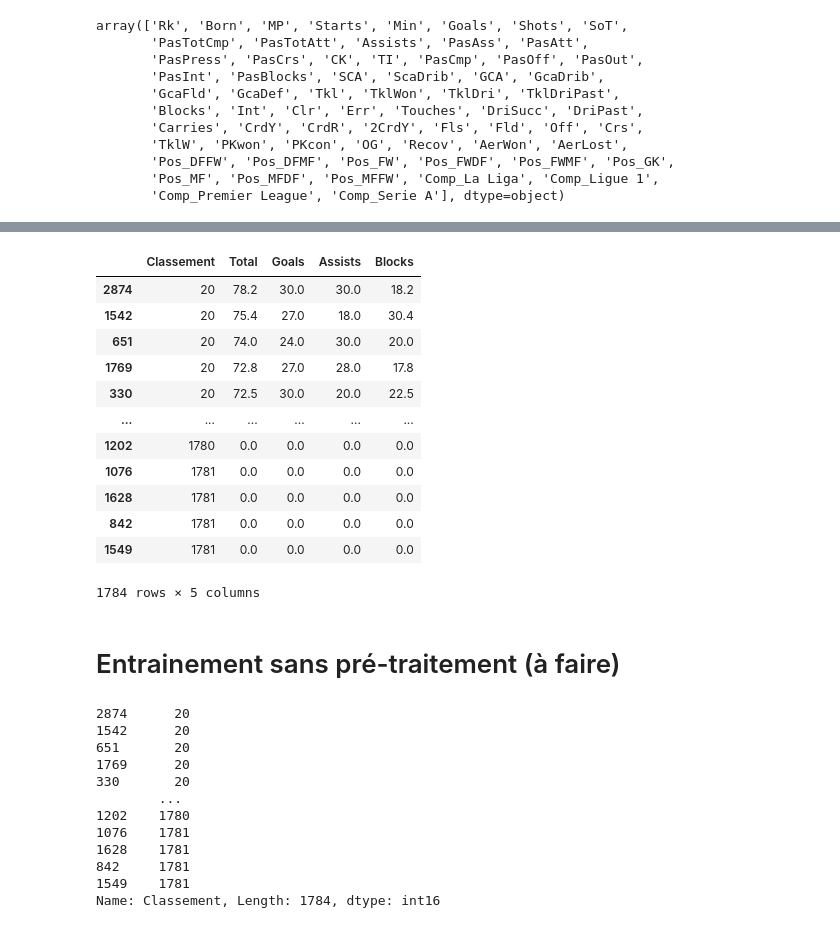
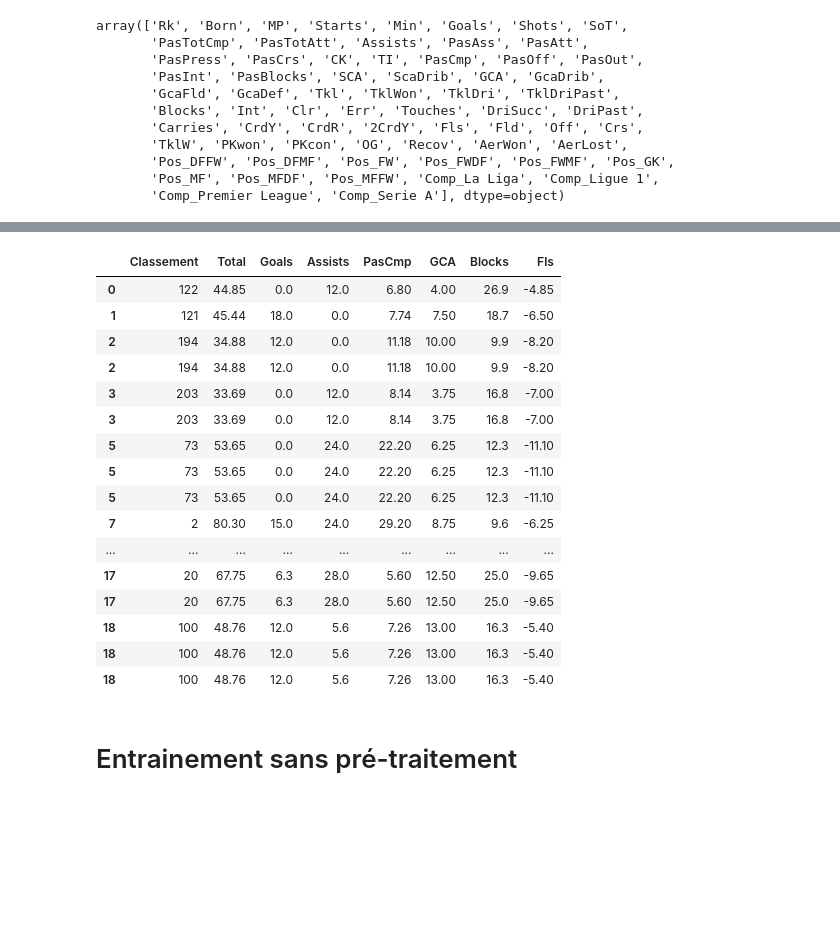
Before and after one commit to ThierryKunda/prediction-ballon-d-or, a Jupyter notebook: notebook.ipynb, the cells around one changed output, grey strips where cells are left out. Drawn from its saved outputs; the diff is of its cells as text; code cells hidden in the pictures; blank space fills up the shorter version.

```diff
--- a/notebook.ipynb
+++ b/notebook.ipynb
@@ -680,23 +667,28 @@ topX(dataset_score, 5)
 # %%
 TAILLE_PODIUM = 20
 # %%
-dataset_classement = topX(dataset_score, TAILLE_PODIUM)
-dataset_classement
+dataset_classement = podium_pourcent(dataset_score, TAILLE_PODIUM)
-# %% [output]
-|  | Classement | Total | Goals | Assists | Blocks |
-| 2874 | 20 | 78.2 | 30.0 | 30.0 | 18.2 |
-| 1542 | 20 | 75.4 | 27.0 | 18.0 | 30.4 |
-| 651 | 20 | 74.0 | 24.0 | 30.0 | 20.0 |
-| 1769 | 20 | 72.8 | 27.0 | 28.0 | 17.8 |
-| 330 | 20 | 72.5 | 30.0 | 20.0 | 22.5 |
-| ... | ... | ... | ... | ... | ... |
-| 1202 | 1780 | 0.0 | 0.0 | 0.0 | 0.0 |
-| 1076 | 1781 | 0.0 | 0.0 | 0.0 | 0.0 |
-| 1628 | 1781 | 0.0 | 0.0 | 0.0 | 0.0 |
-| 842 | 1781 | 0.0 | 0.0 | 0.0 | 0.0 |
-| 1549 | 1781 | 0.0 | 0.0 | 0.0 | 0.0 |
-1784 rows × 5 columns
+# %%
+dataset_classement.head(25)
+# %% [output]
+|  | Classement | Total | Goals | Assists | PasCmp | GCA | Blocks | Fls |
+| 0 | 122 | 44.85 | 0.0 | 12.0 | 6.80 | 4.00 | 26.9 | -4.85 |
+| 1 | 121 | 45.44 | 18.0 | 0.0 | 7.74 | 7.50 | 18.7 | -6.50 |
+| 2 | 194 | 34.88 | 12.0 | 0.0 | 11.18 | 10.00 | 9.9 | -8.20 |
+| 2 | 194 | 34.88 | 12.0 | 0.0 | 11.18 | 10.00 | 9.9 | -8.20 |
+| 3 | 203 | 33.69 | 0.0 | 12.0 | 8.14 | 3.75 | 16.8 | -7.00 |
+| 3 | 203 | 33.69 | 0.0 | 12.0 | 8.14 | 3.75 | 16.8 | -7.00 |
+| 5 | 73 | 53.65 | 0.0 | 24.0 | 22.20 | 6.25 | 12.3 | -11.10 |
+| 5 | 73 | 53.65 | 0.0 | 24.0 | 22.20 | 6.25 | 12.3 | -11.10 |
+| 5 | 73 | 53.65 | 0.0 | 24.0 | 22.20 | 6.25 | 12.3 | -11.10 |
+| 7 | 2 | 80.30 | 15.0 | 24.0 | 29.20 | 8.75 | 9.6 | -6.25 |
+| ... | ... | ... | ... | ... | ... | ... | ... | ... |
+| 17 | 20 | 67.75 | 6.3 | 28.0 | 5.60 | 12.50 | 25.0 | -9.65 |
+| 17 | 20 | 67.75 | 6.3 | 28.0 | 5.60 | 12.50 | 25.0 | -9.65 |
+| 18 | 100 | 48.76 | 12.0 | 5.6 | 7.26 | 13.00 | 16.3 | -5.40 |
+| 18 | 100 | 48.76 | 12.0 | 5.6 | 7.26 | 13.00 | 16.3 | -5.40 |
+| 18 | 100 | 48.76 | 12.0 | 5.6 | 7.26 | 13.00 | 16.3 | -5.40 |
 # %% [markdown]
-# Entrainement sans pré-traitement (à faire)
+# Entrainement sans pré-traitement
 # %%
 from sklearn.cluster import KMeans
@@ -722,19 +717,4 @@ def train_valid_test_split(
         random_state=rand_states["validation"]
     )
     return X_train, X_val, X_test, y_train, y_val, y_test
-# %%
-dataset_classement["Classement"]
-# %% [output]
-2874      20
-1542      20
-651       20
-1769      20
-330       20
-        ...
-1202    1780
-1076    1781
-1628    1781
-842     1781
-1549    1781
-Name: Classement, Length: 1784, dtype: int16
 # %%
```
Also changed, not shown: parts of 37 cells of this notebook.
